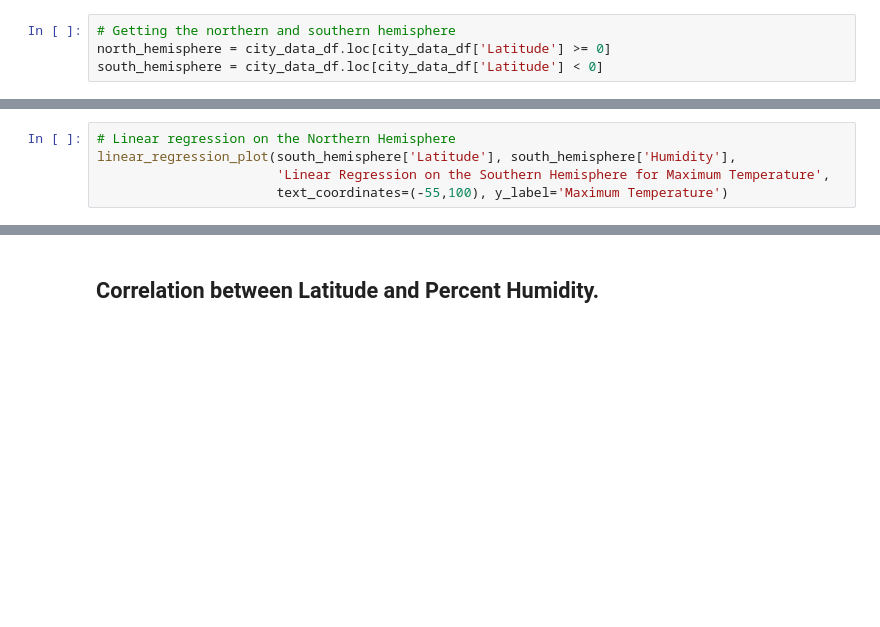
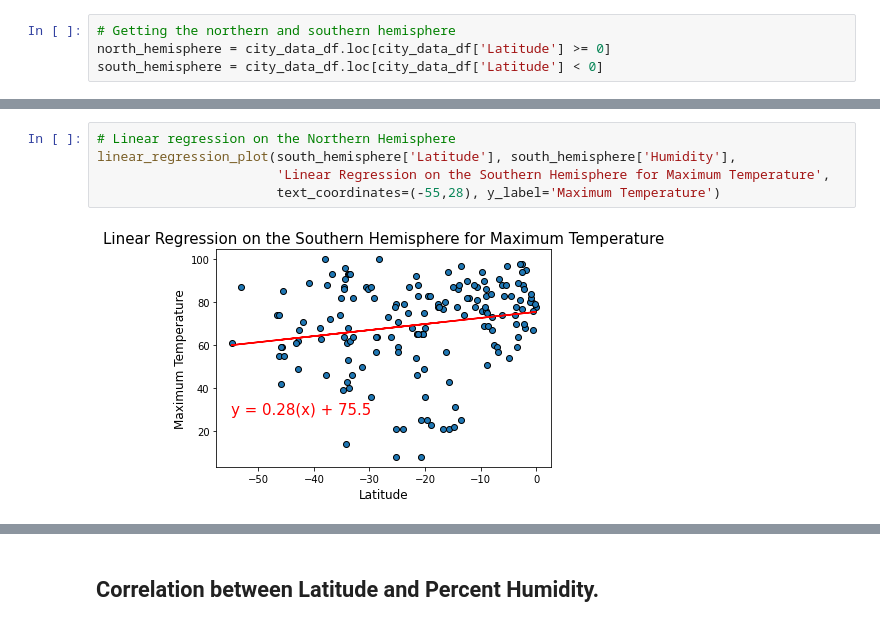
Before and after one commit to mannyinwang/World_Weather-Analysis, a Jupyter notebook: WeatherPy.ipynb, the cells around one changed output, grey strips where cells are left out. Cells and saved outputs as stored; diff of their text form; blank space fills up the shorter version.

```diff
--- a/WeatherPy.ipynb
+++ b/WeatherPy.ipynb
@@ -294,8 +392,10 @@ linear_regression_plot(north_hemisphere['Latitude'], north_hemisphere['Humidity'
 # %%
 # Linear regression on the Northern Hemisphere
 linear_regression_plot(south_hemisphere['Latitude'], south_hemisphere['Humidity'],
                        'Linear Regression on the Southern Hemisphere for Maximum Temperature',
-                       text_coordinates=(-55,100), y_label='Maximum Temperature')
+                       text_coordinates=(-55,28), y_label='Maximum Temperature')
+# %% [output]
+[figure, added]
 # %%
 # R values of the regression
 north_r_value = linear_regression_values(north_hemisphere['Latitude'], north_hemisphere['Humidity'])
```
Also changed, not shown: parts of 35 cells of this notebook, 7 other files.
